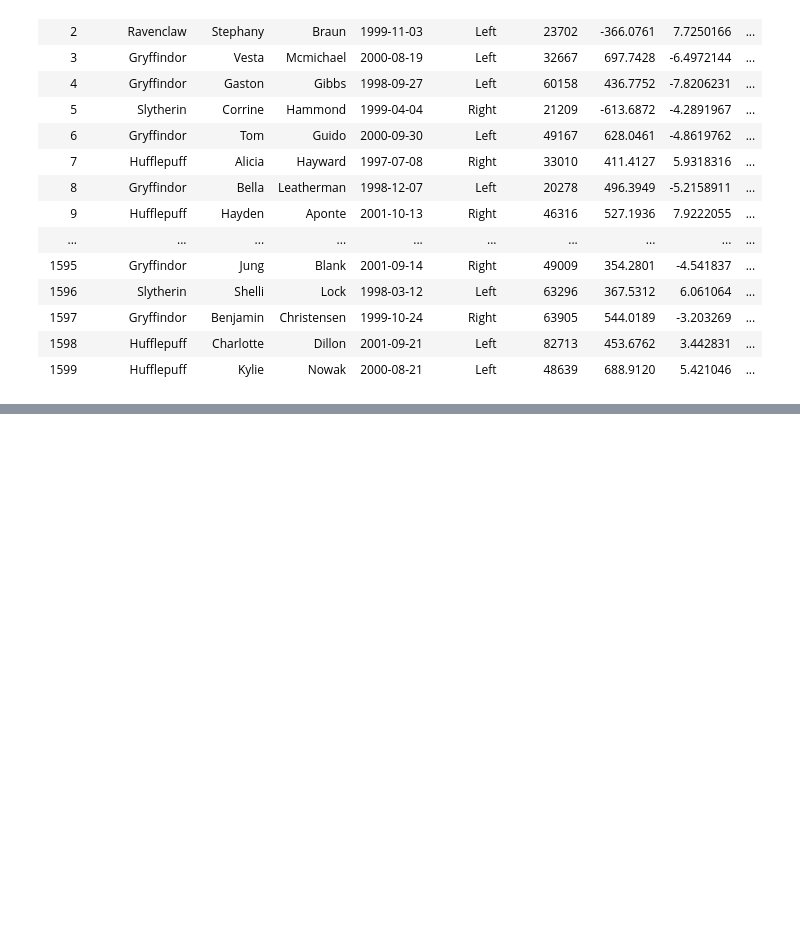
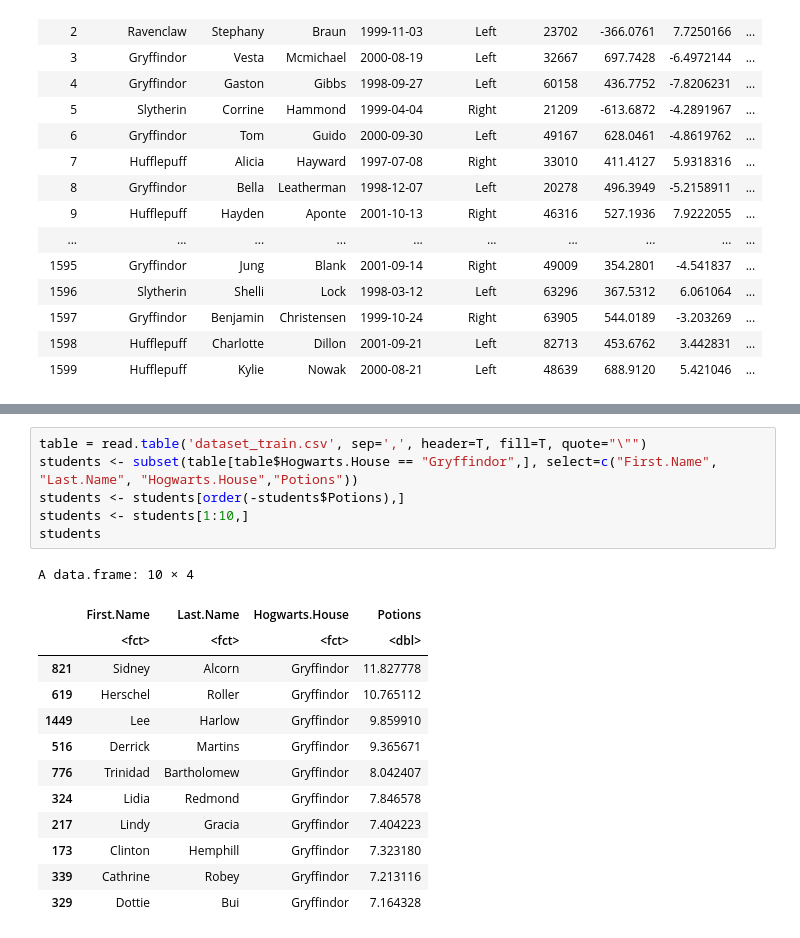
Before and after one commit to rafaelcalves/paradigmas_desafios, a Jupyter notebook: r/r_desafio.ipynb, the cells around one changed output, grey strips where cells are left out. Saved outputs shown, nothing was run; the diff lists cells and outputs as text; blank space fills up the shorter version.

```diff
--- a/r/r_desafio.ipynb
+++ b/r/r_desafio.ipynb
@@ -457,0 +436,20 @@ ERROR: Error in read.csv.sql("dataset_train.csv", sql = "select Fist.Name from d
+# %%
+table = read.table('dataset_train.csv', sep=',', header=T, fill=T, quote="\"")
+students <- subset(table[table$Hogwarts.House == "Gryffindor",], select=c("First.Name", "Last.Name", "Hogwarts.House","Potions"))
+students <- students[order(-students$Potions),]
+students <- students[1:10,]
+students
+# %% [output]
+A data.frame: 10 × 4
+|  | First.Name | Last.Name | Hogwarts.House | Potions |
+|  | <fct> | <fct> | <fct> | <dbl> |
+| 821 | Sidney | Alcorn | Gryffindor | 11.827778 |
+| 619 | Herschel | Roller | Gryffindor | 10.765112 |
+| 1449 | Lee | Harlow | Gryffindor | 9.859910 |
+| 516 | Derrick | Martins | Gryffindor | 9.365671 |
+| 776 | Trinidad | Bartholomew | Gryffindor | 8.042407 |
+| 324 | Lidia | Redmond | Gryffindor | 7.846578 |
+| 217 | Lindy | Gracia | Gryffindor | 7.404223 |
+| 173 | Clinton | Hemphill | Gryffindor | 7.323180 |
+| 339 | Cathrine | Robey | Gryffindor | 7.213116 |
+| 329 | Dottie | Bui | Gryffindor | 7.164328 |
```
Also changed, not shown: parts of 8 cells of this notebook.
